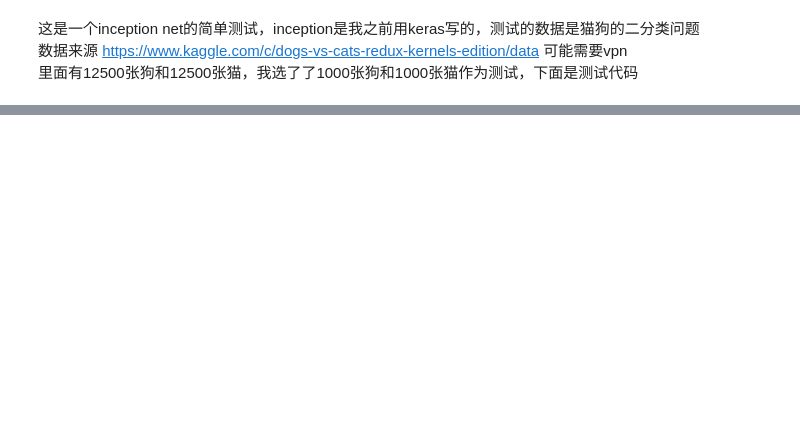
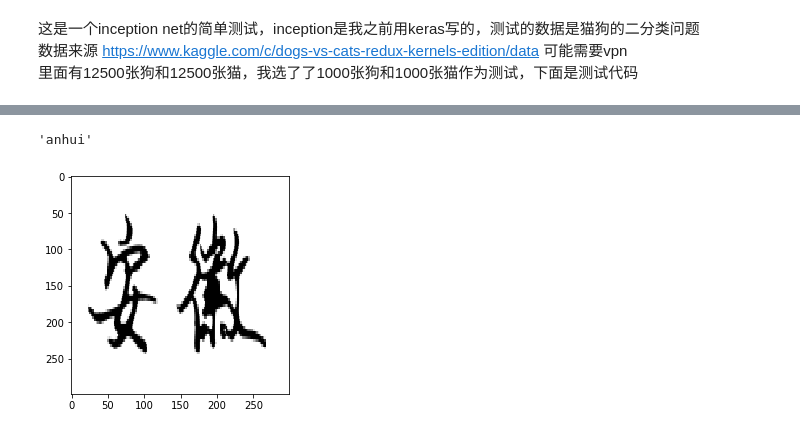
Before and after one commit to leezqcst/express_recognition, a Jupyter notebook: model/inception.ipynb, the cells around one changed output, grey strips where cells are left out. Drawn from its saved outputs; the diff is of its cells as text; code cells hidden in the pictures; blank space fills up the shorter version.

```diff
--- a/model/inception.ipynb
+++ b/model/inception.ipynb
@@ -235,0 +290,8 @@ Epoch 20/20
+# %%
+plt.imshow(img[1])
+
+pred = np.argmax(mymodel.predict(img[1:2]), 1)
+classes[pred[0]]
+# %% [output]
+'anhui'
+[figure, added]
```
Also changed, not shown: parts of 11 cells of this notebook, 1 other file.
